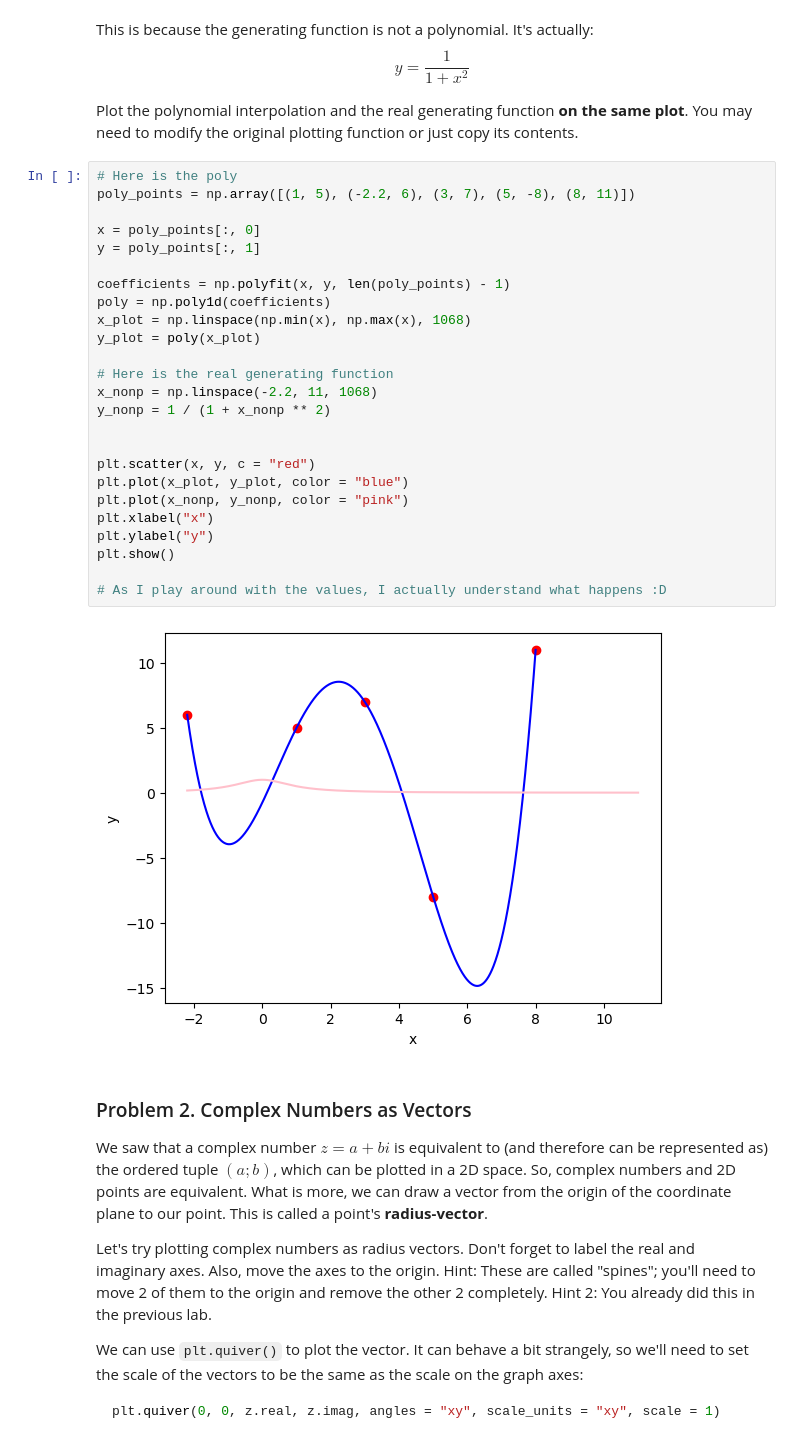
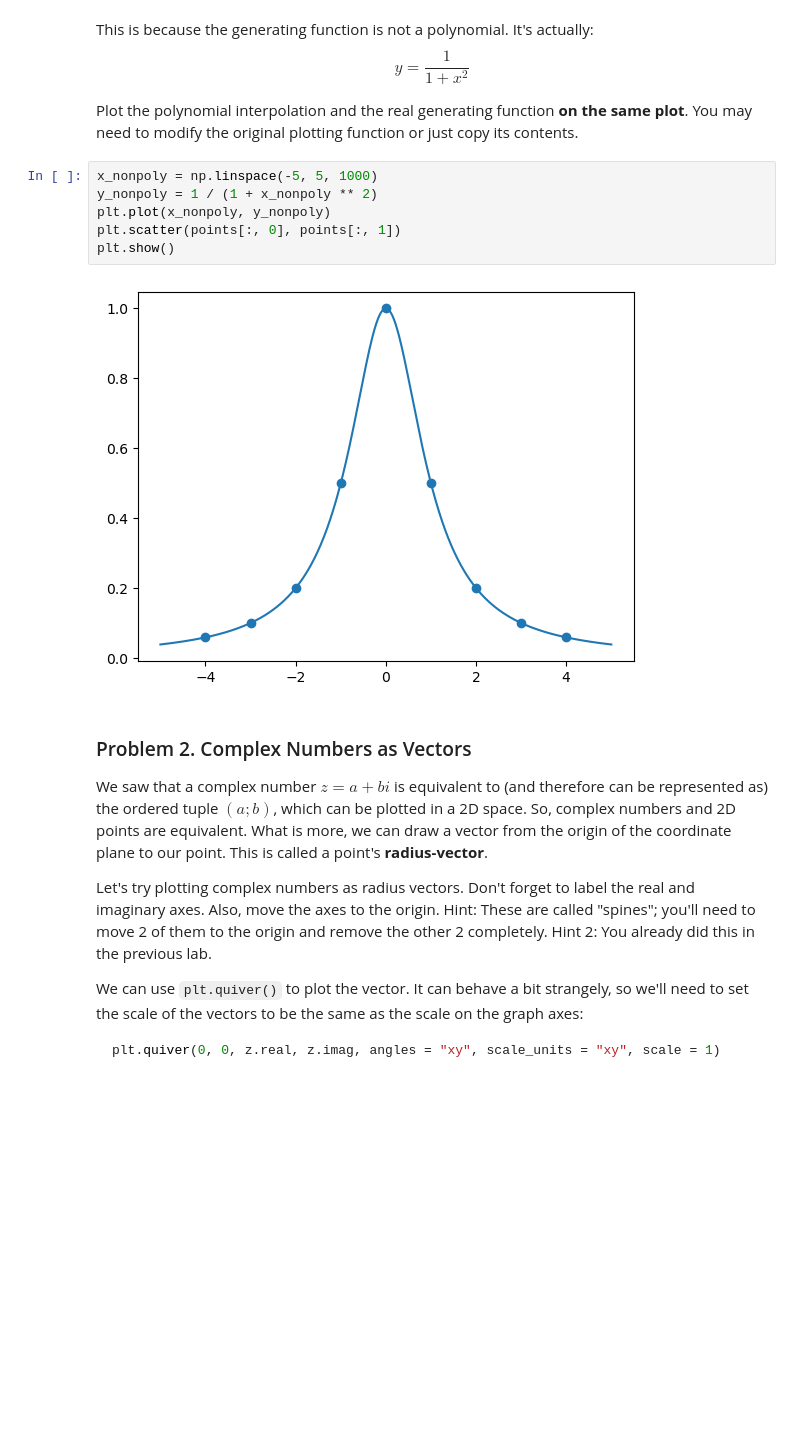
Before and after one commit to Deyan2306/Artificial-intelligence, a Jupyter notebook: Mathematics-For-Developers/03. Basic-Algebra-Exercise/Basic Algebra Exercise.ipynb, the cells around one changed output. Saved outputs shown, nothing was run; the diff lists cells and outputs as text; blank space fills up the shorter version.

```diff
--- a/Mathematics-For-Developers/03. Basic-Algebra-Exercise/Basic Algebra Exercise.ipynb
+++ b/Mathematics-For-Developers/03. Basic-Algebra-Exercise/Basic Algebra Exercise.ipynb
@@ -181,33 +183,14 @@ This is because the generating function is not a polynomial. It's actually:
 $$ y = \frac{1}{1 + x^2} $$
 
 Plot the polynomial interpolation and the real generating function **on the same plot**. You may need to modify the original plotting function or just copy its contents.
-# %%
-# Here is the poly
-poly_points = np.array([(1, 5), (-2.2, 6), (3, 7), (5, -8), (8, 11)])
-
-x = poly_points[:, 0]
-y = poly_points[:, 1]
-
-coefficients = np.polyfit(x, y, len(poly_points) - 1)
-poly = np.poly1d(coefficients)
-x_plot = np.linspace(np.min(x), np.max(x), 1068)
-y_plot = poly(x_plot)
-
-# Here is the real generating function
-x_nonp = np.linspace(-2.2, 11, 1068)
-y_nonp = 1 / (1 + x_nonp ** 2)
-
-
-plt.scatter(x, y, c = "red")
-plt.plot(x_plot, y_plot, color = "blue")
-plt.plot(x_nonp, y_nonp, color = "pink")
-plt.xlabel("x")
-plt.ylabel("y")
-plt.show()
-
-# As I play around with the values, I actually understand what happens :D
-# %% [output]
-[figure, removed]
+# %%
+x_nonpoly = np.linspace(-5, 5, 1000)
+y_nonpoly = 1 / (1 + x_nonpoly ** 2)
+plt.plot(x_nonpoly, y_nonpoly)
+plt.scatter(points[:, 0], points[:, 1])
+plt.show()
+# %% [output]
+[figure, added]
 # %% [markdown]
 ### Problem 2. Complex Numbers as Vectors
 We saw that a complex number $z = a + bi$ is equivalent to (and therefore can be represented as) the ordered tuple $(a; b)$, which can be plotted in a 2D space. So, complex numbers and 2D points are equivalent. What is more, we can draw a vector from the origin of the coordinate plane to our point. This is called a point's **radius-vector**.
```
Also changed, not shown: parts of 11 cells of this notebook, 2 other files.
